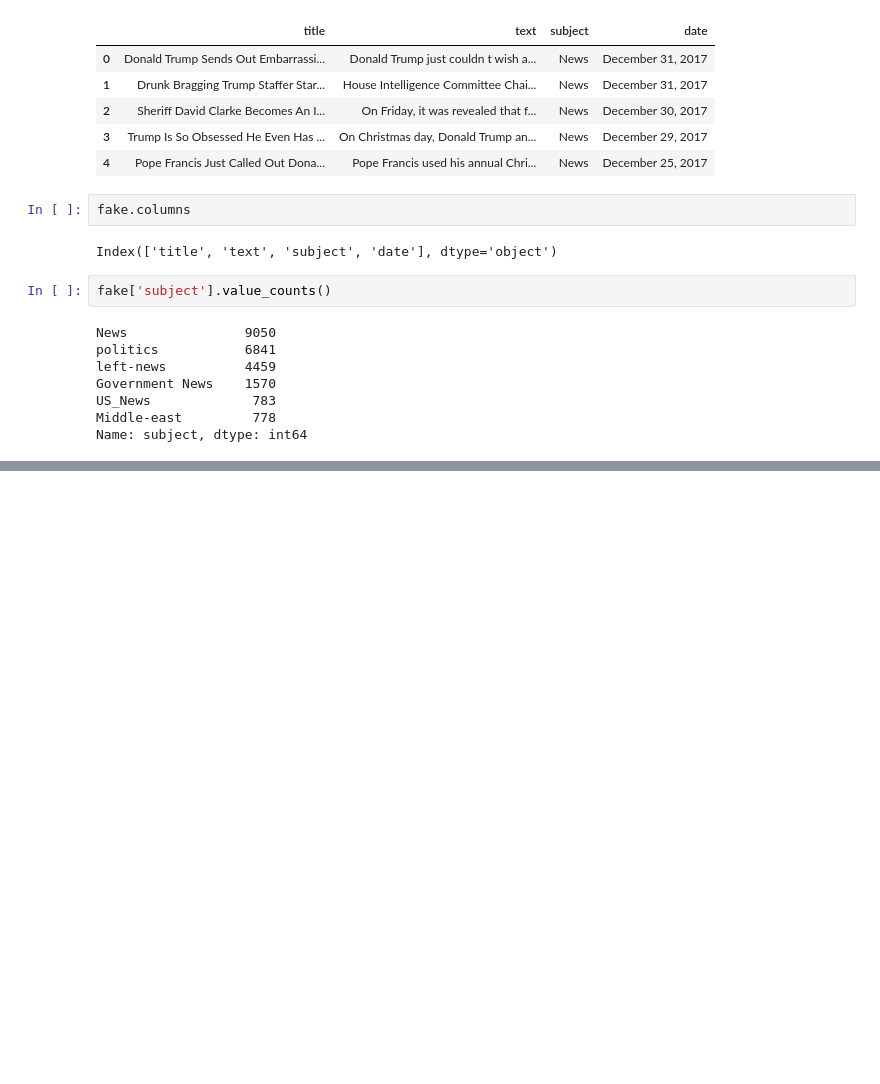
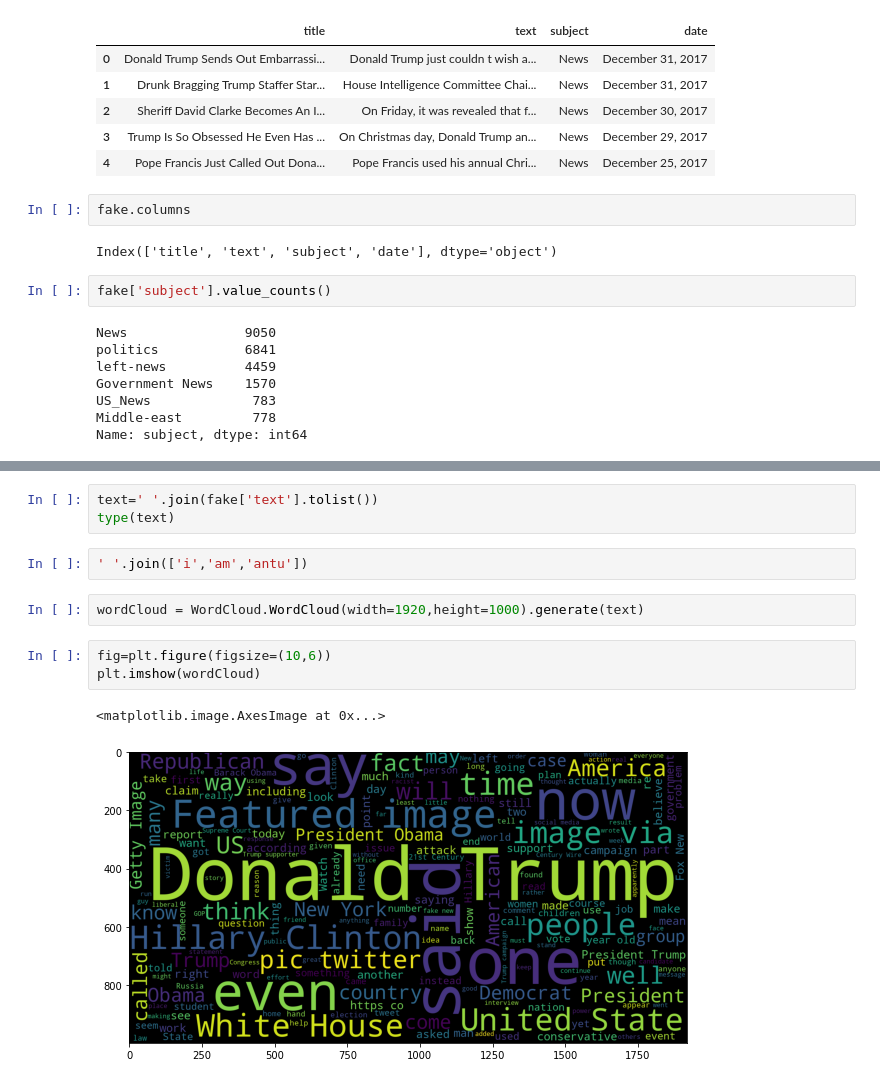
Before and after one commit to anturex2016/Data_mining, a Jupyter notebook: fake_news_detection.ipynb, the cells around one changed output, grey strips where cells are left out. Cells and saved outputs as stored; diff of their text form; blank space fills up the shorter version.

```diff
--- a/fake_news_detection.ipynb
+++ b/fake_news_detection.ipynb
@@ -47,0 +56,13 @@ Name: subject, dtype: int64
+# %%
+text=' '.join(fake['text'].tolist())
+type(text)
+# %%
+' '.join(['i','am','antu'])
+# %%
+wordCloud = WordCloud.WordCloud(width=1920,height=1000).generate(text)
+# %%
+fig=plt.figure(figsize=(10,6))
+plt.imshow(wordCloud)
+# %% [output]
+<matplotlib.image.AxesImage at 0x...>
+[figure, added]
```
Also changed, not shown: parts of 3 cells of this notebook.
